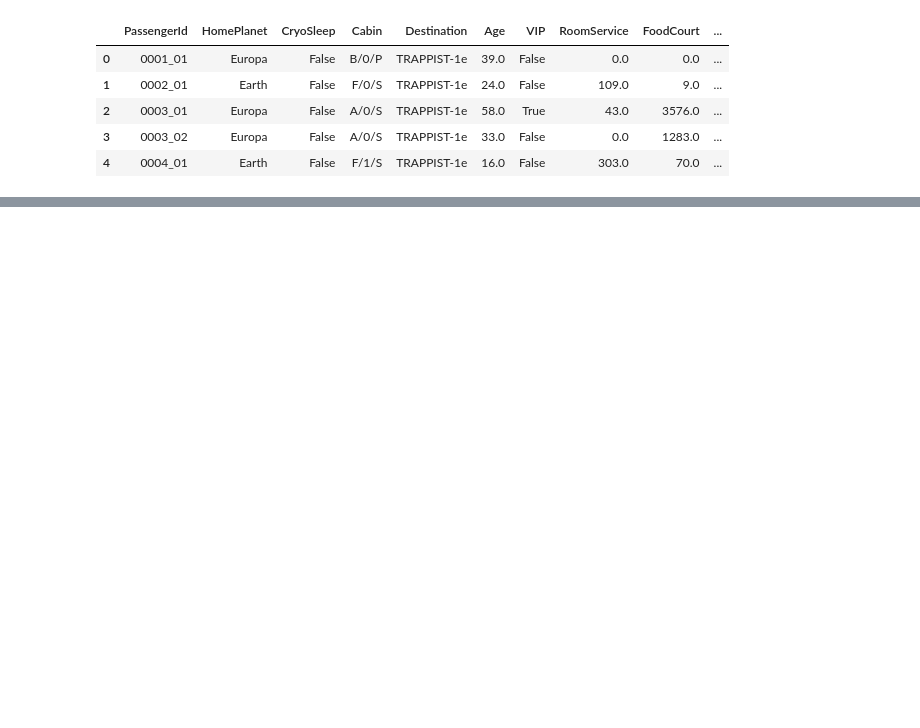
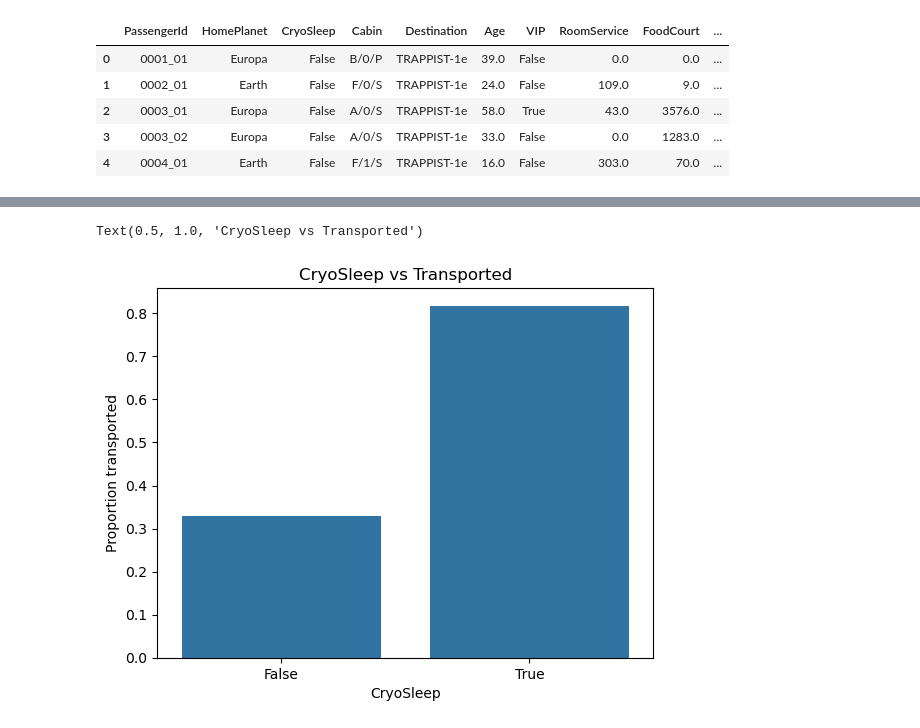
Before and after one commit to ahanakar/FEBS_TITANIC_PS_GROUP_1, a Jupyter notebook: notebooks/preprocessing_ahana.ipynb, the cells around one changed output, grey strips where cells are left out. Saved outputs shown, nothing was run; the diff lists cells and outputs as text; code cells hidden in the pictures; blank space fills up the shorter version.

```diff
--- a/notebooks/preprocessing_ahana.ipynb
+++ b/notebooks/preprocessing_ahana.ipynb
@@ -79,0 +109,10 @@ Name: count, dtype: int64
+# %%
+#cryosleep vs transported
+plot_cs = df.groupby('CryoSleep')['Transported'].mean().reset_index()
+sns.barplot(x = 'CryoSleep', y = 'Transported', data = plot_cs, errorbar = None)
+plt.ylabel('Proportion transported')
+plt.title('CryoSleep vs Transported')
+#cryosleep has a much higher transportation rate when true
+# %% [output]
+Text(0.5, 1.0, 'CryoSleep vs Transported')
+[figure, added]
```
Also changed, not shown: parts of 10 cells of this notebook.
